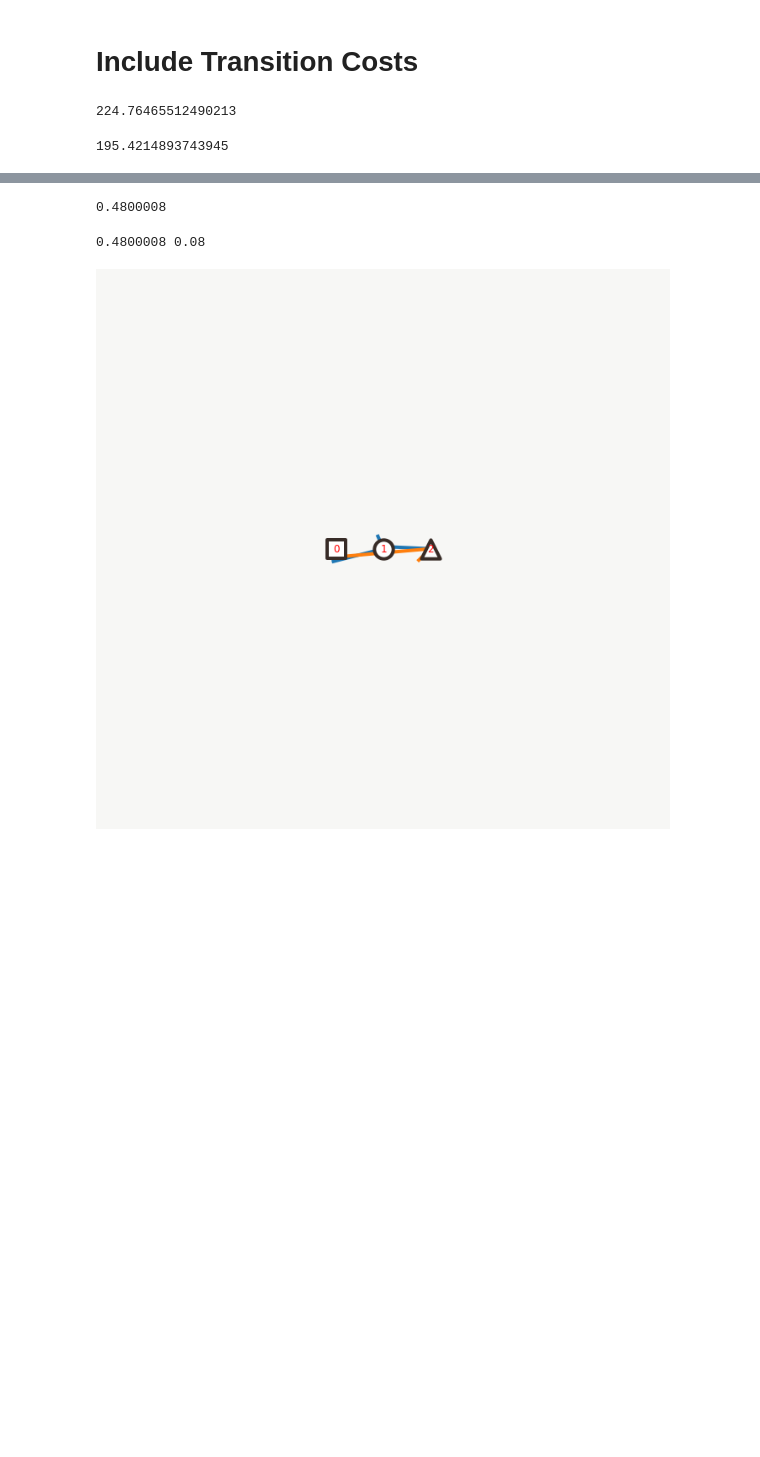
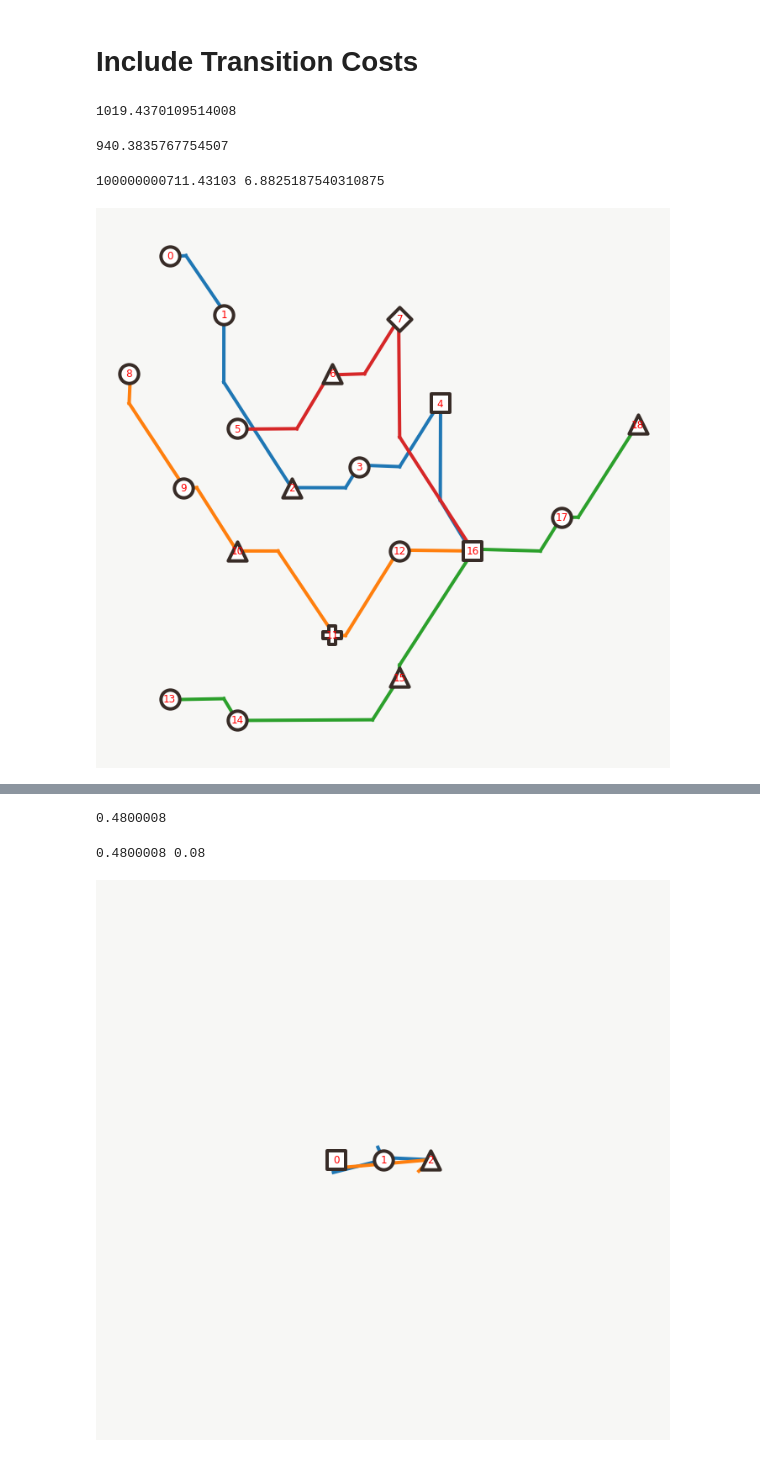
Before and after one commit to CameronChandler/optimisation-group-project, a Jupyter notebook: Simulated Annealing.ipynb, the cells around one changed output, grey strips where cells are left out. Saved outputs shown, nothing was run; the diff lists cells and outputs as text; code cells hidden in the pictures; blank space fills up the shorter version.

```diff
--- a/Simulated Annealing.ipynb
+++ b/Simulated Annealing.ipynb
@@ -221,14 +216,42 @@ graph_x(city.stations, x2)
 # Include Transition Costs
 # %%
 best_x, best_cost = None, M
-for restart in tqdm(range(10)):
-    res_x, res_cost = simulated_annealing(city, K=2, cost_fn=cost_transfer, max_iter=1000)
+for restart in tqdm(range(50)):
+    res_x, res_cost = simulated_annealing(city, K=4, cost_fn=cost_transfer, max_iter=2000)
     if res_cost < best_cost:
         best_x, best_cost = res_x, res_cost
         print(best_cost)
 # %% [output]
-224.76465512490213
+1019.4370109514008
-195.4214893743945
+940.3835767754507
+# %%
+# Get the connections
+connxns_sdvrp = {0: [(9,8),(8,0),(0,1)],
+1: [(0,1),(1,5),(5,9),(9,10),(10,2),(2,3),(3,12),(12,16),(16,17),(17,18)],
+2: [(13,14),(14,11),(11,15),(15,12)],
+3: [(3,6),(6,7),(7,4)]
+}
+
+connxns_human = {0: [(0,1),(1,2),(2,3),(3,4),(4,16)],
+                1: [(8,9),(9,10),(10,11),(11,12),(12,16)],
+                2: [(13,14),(14,15),(15,16),(16,17),(17,18)],
+                3: [(5,6),(6,7),(7,16)]}
+
+def get_x(connxns):
+    adj_matrices = []
+    for c in connxns:
+        adj_matrices.append([[1 if (i,j) in connxns[c] or (j,i) in connxns[c] else 0 for i in range(19)] for j in range(19)])
+    return np.array(adj_matrices).transpose(2,1,0)
+
+x3 = get_x(connxns_sdvrp)
+x4 = get_x(connxns_human)
+# %%
+tensor = x4
+print(cost_transfer(city, tensor), edge_sum(city.stations, tensor))
+graph_x(city.stations, tensor, jitter=1)
+# %% [output]
+100000000711.43103 6.8825187540310875
+[figure, added]
 # %%
 print(cost_transfer(city, best_x), edge_sum(city.stations, best_x))
 
```
Also changed, not shown: parts of 7 cells of this notebook, 1 other file.
